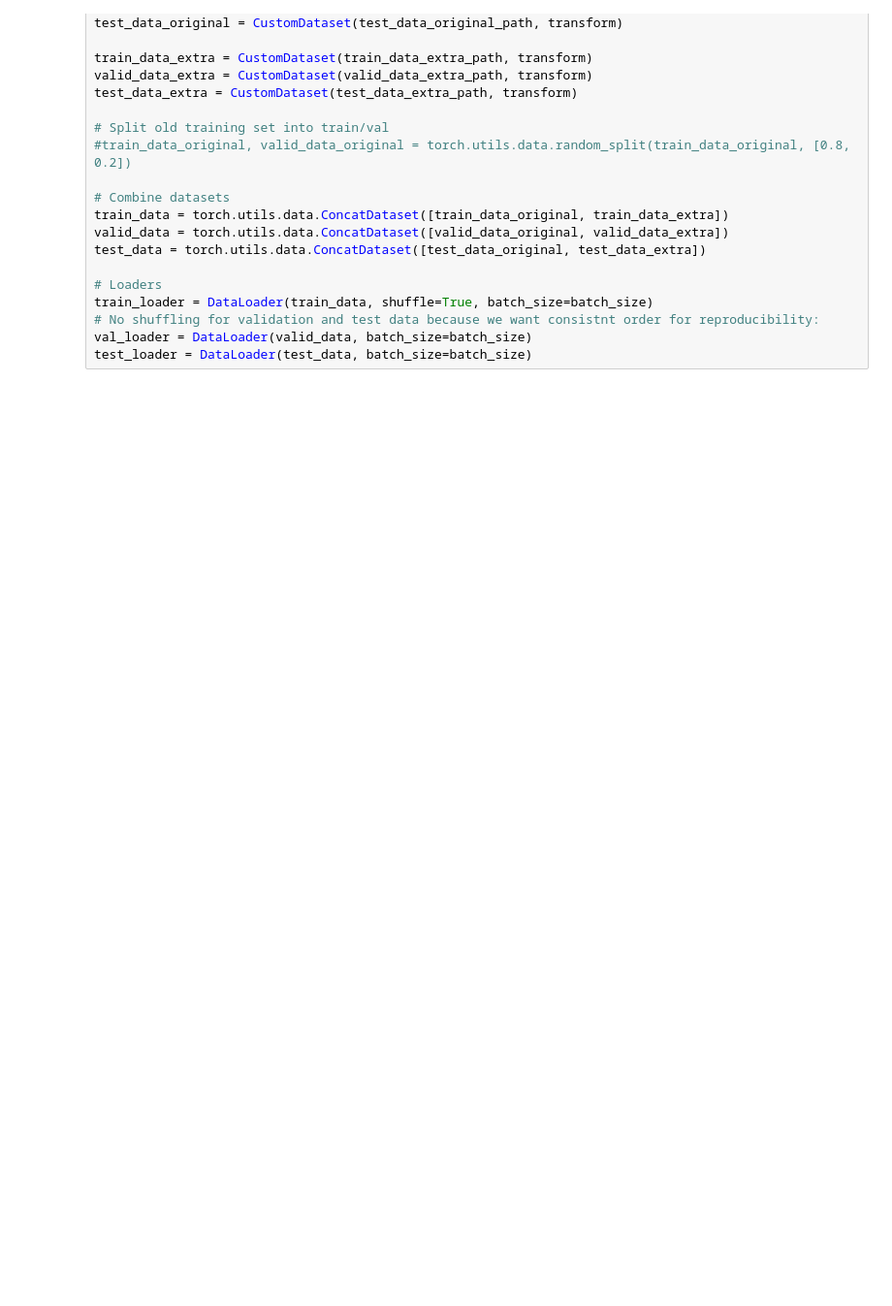
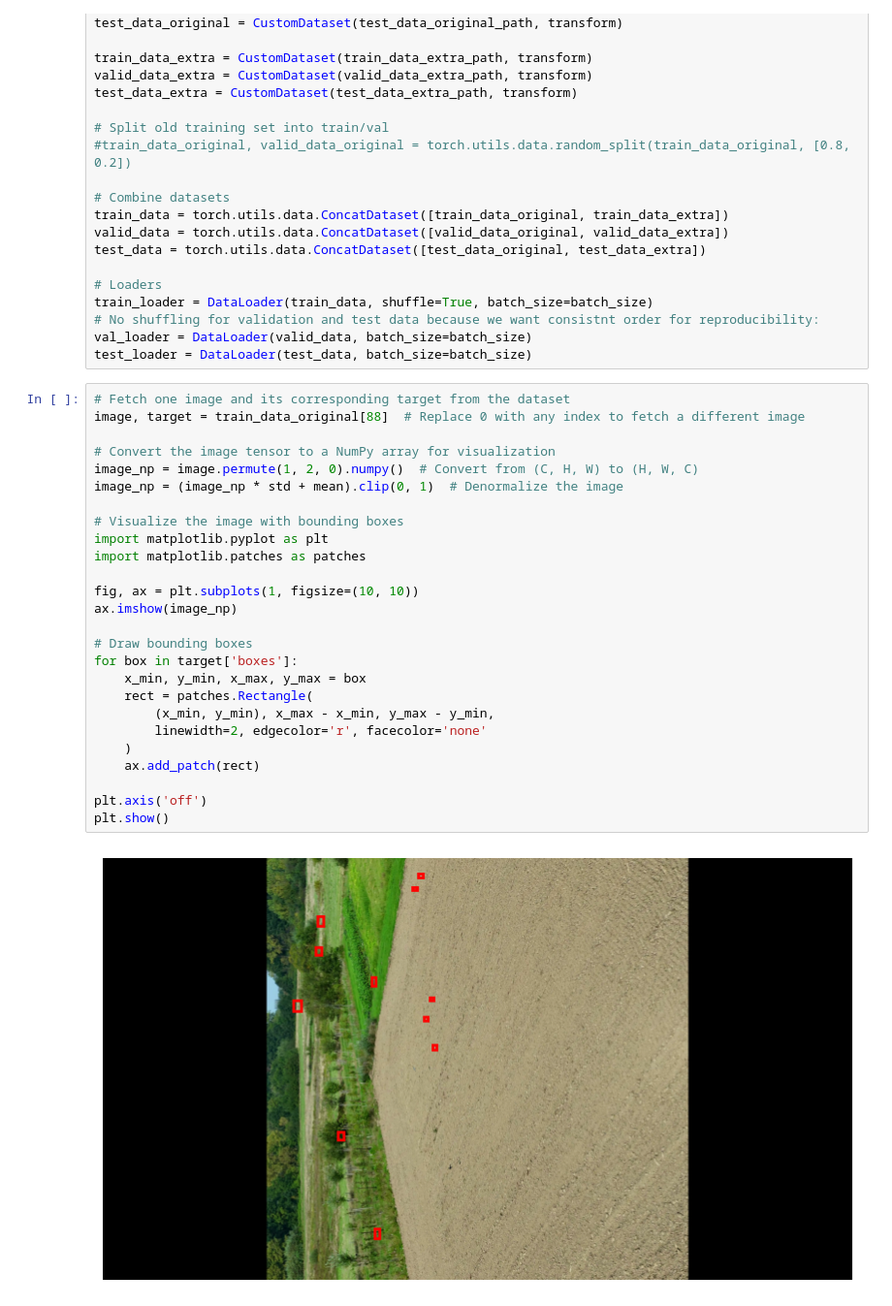
Before and after one commit to DeskThom/DL_angrybirds, a Jupyter notebook: data_preperation.ipynb, the cells around one changed output. Shown at 97% size. Drawn from its saved outputs; the diff is of its cells as text; blank space fills up the shorter version.

```diff
--- a/data_preperation.ipynb
+++ b/data_preperation.ipynb
@@ -392,6 +385,34 @@ train_loader = DataLoader(train_data, shuffle=True, batch_size=batch_size)
 # No shuffling for validation and test data because we want consistnt order for reproducibility:
 val_loader = DataLoader(valid_data, batch_size=batch_size)
 test_loader = DataLoader(test_data, batch_size=batch_size)
+# %%
+# Fetch one image and its corresponding target from the dataset
+image, target = train_data_original[88]  # Replace 0 with any index to fetch a different image
+
+# Convert the image tensor to a NumPy array for visualization
+image_np = image.permute(1, 2, 0).numpy()  # Convert from (C, H, W) to (H, W, C)
+image_np = (image_np * std + mean).clip(0, 1)  # Denormalize the image
+
+# Visualize the image with bounding boxes
+import matplotlib.pyplot as plt
+import matplotlib.patches as patches
+
+fig, ax = plt.subplots(1, figsize=(10, 10))
+ax.imshow(image_np)
+
+# Draw bounding boxes
+for box in target['boxes']:
+    x_min, y_min, x_max, y_max = box
+    rect = patches.Rectangle(
+        (x_min, y_min), x_max - x_min, y_max - y_min,
+        linewidth=2, edgecolor='r', facecolor='none'
+    )
+    ax.add_patch(rect)
+
+plt.axis('off')
+plt.show()
+# %% [output]
+[figure, added]
 # %%
 #this changes the annations format to Txt which Yolo can read.
 def convert_to_yolo_format(data_path, annotations_file, output_dir):
```
Also changed, not shown: parts of 6 cells of this notebook, 1 other file.
